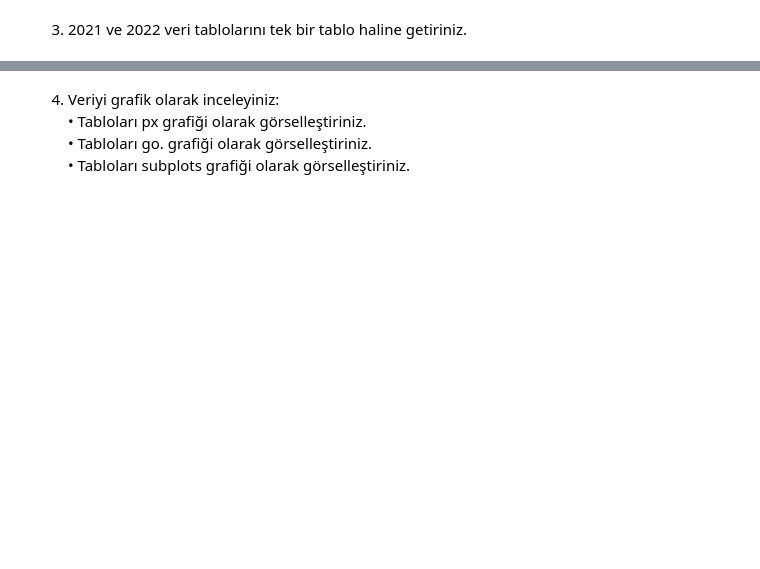
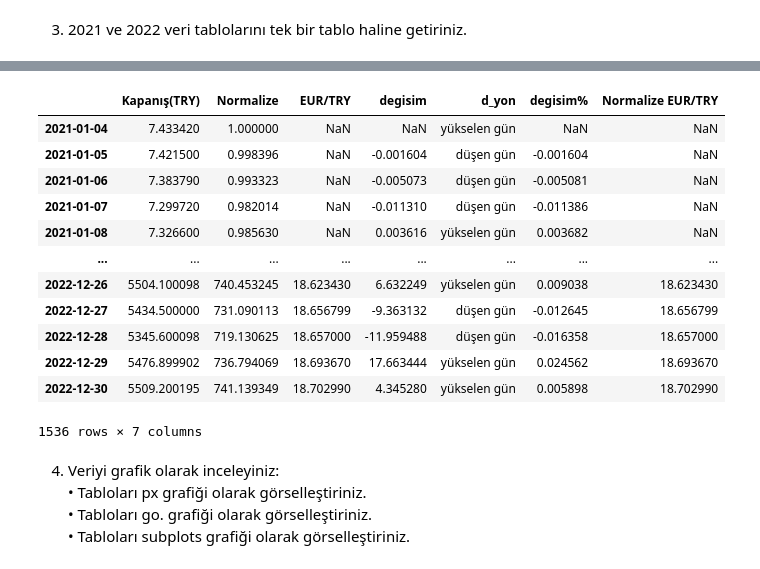
Before and after one commit to seydatasdan/GMKA_Seyda_Tasdan, a Jupyter notebook: Odev3_Python_Veri_Analizi_Egitimi__Şeyda_Taşdan.ipynb, the cells around one changed output, grey strips where cells are left out. Drawn from its saved outputs; the diff is of its cells as text; code cells hidden in the pictures; blank space fills up the shorter version.

```diff
--- a/Odev3_Python_Veri_Analizi_Egitimi__Şeyda_Taşdan.ipynb
+++ b/Odev3_Python_Veri_Analizi_Egitimi__Şeyda_Taşdan.ipynb
@@ -235,0 +218,10 @@ B30
+# %%
+indirme_listesi=['XU100.IS' , 'TRY=X']
+Veri = pd.DataFrame()
+
+for i in indirme_listesi:
+  data = yf.download(i, start = '2021-01-01' , end = '2022-12-31')
+  data = data['Adj Close'].rename(i)
+  Veri = pd.concat([Veri, data], axis = 1)
+
+Veri
@@ -235,0 +244,4 @@ B30
+# %%
+Veri.columns=['Kapanış(TRY)', 'EUR/TRY']
+Veri = Veri[Veri['Kapanış(TRY)'] > 0 ]
+Veri
@@ -235,0 +262,3 @@ B30
+# %%
+Veri_2022 = B30[['Kapanış(TRY)', 'Normalize']]
+Veri_2022
@@ -235,0 +280,3 @@ B30
+# %%
+Veri = pd.concat([Veri_2022, Veri], axis = 0 )
+Veri
@@ -236,3 +297,24 @@ B30
+# %%
+Veri['Normalize'] = Veri['Kapanış(TRY)']/Veri.iloc[0,0]
+Veri['Normalize EUR/TRY'] = Veri['EUR/TRY']/Veri.iloc[0,1]
+Veri['degisim'] = Veri['Normalize'].diff(1)
+Veri['d_yon'] = Veri['degisim'].map(lambda x: 'düşen gün' if x<0 else 'yükselen gün')
+Veri['degisim%'] = (Veri['degisim']/Veri['Normalize'].shift())
+Veri
+# %% [output]
+|  | Kapanış(TRY) | Normalize | EUR/TRY | degisim | d_yon | degisim% | Normalize EUR/TRY |
+| 2021-01-04 | 7.433420 | 1.000000 | NaN | NaN | yükselen gün | NaN | NaN |
+| 2021-01-05 | 7.421500 | 0.998396 | NaN | -0.001604 | düşen gün | -0.001604 | NaN |
+| 2021-01-06 | 7.383790 | 0.993323 | NaN | -0.005073 | düşen gün | -0.005081 | NaN |
+| 2021-01-07 | 7.299720 | 0.982014 | NaN | -0.011310 | düşen gün | -0.011386 | NaN |
+| 2021-01-08 | 7.326600 | 0.985630 | NaN | 0.003616 | yükselen gün | 0.003682 | NaN |
+| ... | ... | ... | ... | ... | ... | ... | ... |
+| 2022-12-26 | 5504.100098 | 740.453245 | 18.623430 | 6.632249 | yükselen gün | 0.009038 | 18.623430 |
+| 2022-12-27 | 5434.500000 | 731.090113 | 18.656799 | -9.363132 | düşen gün | -0.012645 | 18.656799 |
+| 2022-12-28 | 5345.600098 | 719.130625 | 18.657000 | -11.959488 | düşen gün | -0.016358 | 18.657000 |
+| 2022-12-29 | 5476.899902 | 736.794069 | 18.693670 | 17.663444 | yükselen gün | 0.024562 | 18.693670 |
+| 2022-12-30 | 5509.200195 | 741.139349 | 18.702990 | 4.345280 | yükselen gün | 0.005898 | 18.702990 |
+1536 rows × 7 columns
 # %% [markdown]
 4. Veriyi grafik olarak inceleyiniz:<br>
 	• Tabloları px grafiği olarak görselleştiriniz.<br>
```
Also changed, not shown: parts of 11 cells of this notebook.
